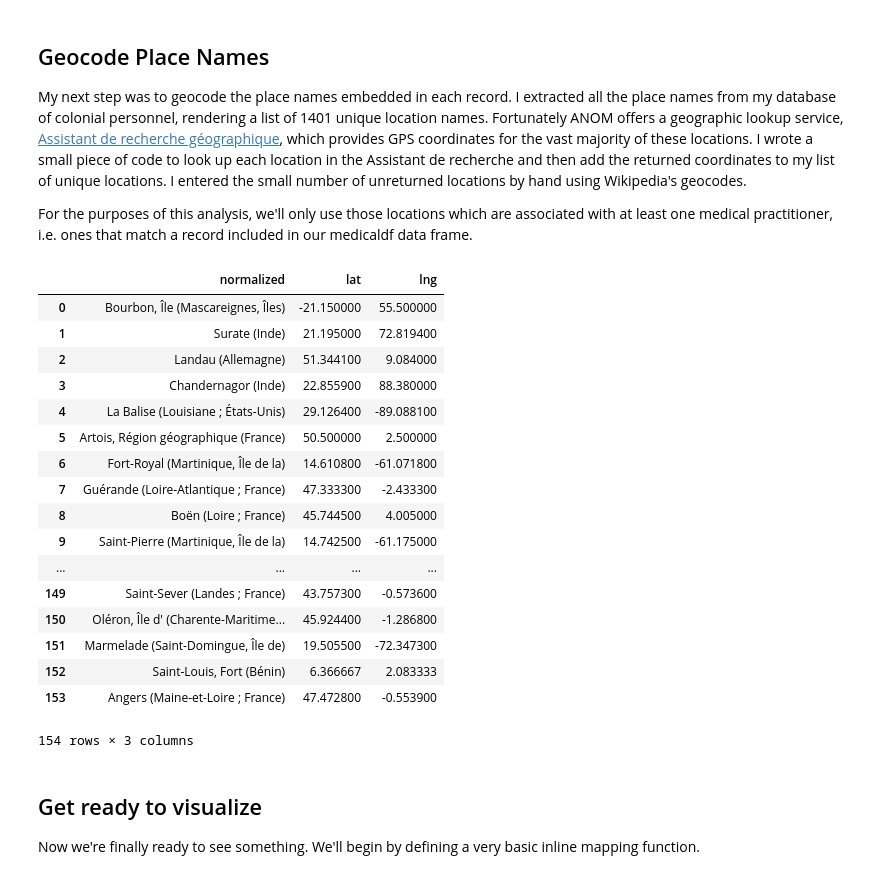
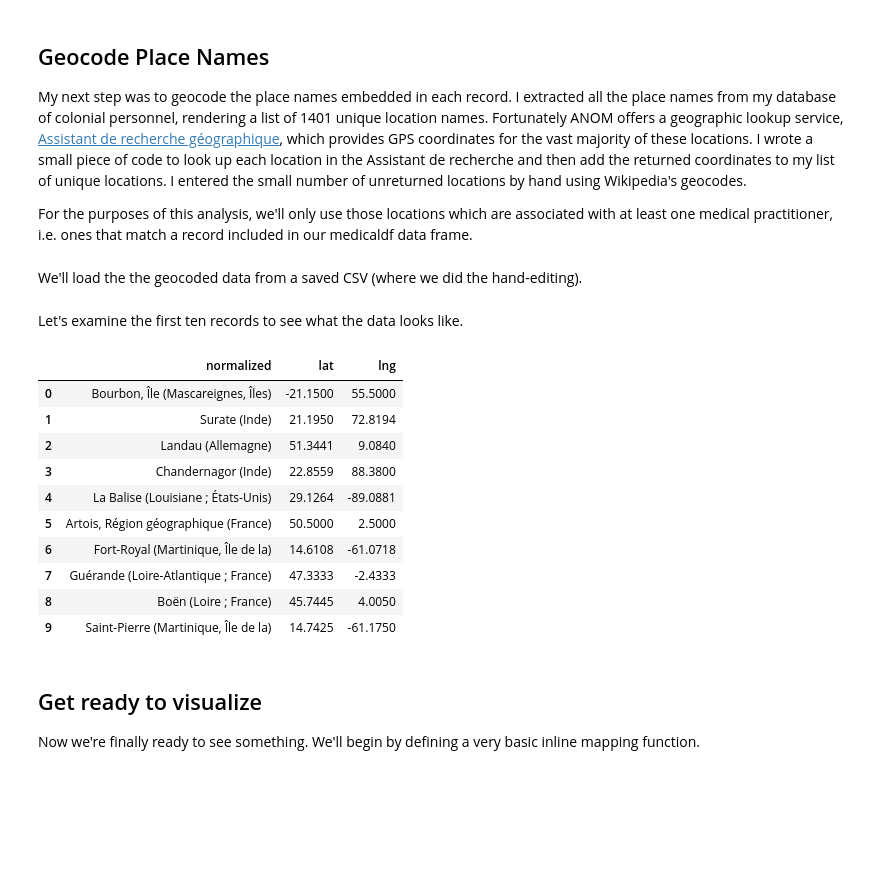
Before and after one commit to stakats/Medical-Mapping, a Jupyter notebook: Medical Agents Locations - WSFH.ipynb, the cells around one changed output. Drawn from its saved outputs; the diff is of its cells as text; code cells hidden in the pictures; blank space fills up the shorter version.

```diff
--- a/Medical Agents Locations - WSFH.ipynb
+++ b/Medical Agents Locations - WSFH.ipynb
@@ -59,29 +54,26 @@ medicaldf
 My next step was to geocode the place names embedded in each record. I extracted all the place names from my database of colonial personnel, rendering a list of 1401 unique location names. Fortunately ANOM offers a geographic lookup service, [Assistant de recherche géographique](http://anom.archivesnationales.culture.gouv.fr/geo.php), which provides GPS coordinates for the vast majority of these locations. I wrote a small piece of code to look up each location in the Assistant de recherche and then add the returned coordinates to my list of unique locations. I entered the small number of unreturned locations by hand using Wikipedia's geocodes.
 
 For the purposes of this analysis, we'll only use those locations which are associated with at least one medical practitioner, i.e. ones that match a record included in our medicaldf data frame.
+# %% [markdown]
+We'll load the the geocoded data from a saved CSV (where we did the hand-editing).
 # %%
 medicalgeocodes = pd.DataFrame.from_csv('/Users/stakats/Downloads/anommedicalgeocoded-edited.csv')
+# %% [markdown]
+Let's examine the first ten records to see what the data looks like.
 # %%
-medicalgeocodes
+medicalgeocodes.head(10)
 # %% [output]
 |  | normalized | lat | lng |
-| 0 | Bourbon, Île (Mascareignes, Îles) | -21.150000 | 55.500000 |
-| 1 | Surate (Inde) | 21.195000 | 72.819400 |
-| 2 | Landau (Allemagne) | 51.344100 | 9.084000 |
-| 3 | Chandernagor (Inde) | 22.855900 | 88.380000 |
-| 4 | La Balise (Louisiane ; États-Unis) | 29.126400 | -89.088100 |
-| 5 | Artois, Région géographique (France) | 50.500000 | 2.500000 |
-| 6 | Fort-Royal (Martinique, Île de la) | 14.610800 | -61.071800 |
-| 7 | Guérande (Loire-Atlantique ; France) | 47.333300 | -2.433300 |
-| 8 | Boën (Loire ; France) | 45.744500 | 4.005000 |
-| 9 | Saint-Pierre (Martinique, Île de la) | 14.742500 | -61.175000 |
-| ... | ... | ... | ... |
-| 149 | Saint-Sever (Landes ; France) | 43.757300 | -0.573600 |
-| 150 | Oléron, Île d' (Charente-Maritime... | 45.924400 | -1.286800 |
-| 151 | Marmelade (Saint-Domingue, Île de) | 19.505500 | -72.347300 |
-| 152 | Saint-Louis, Fort (Bénin) | 6.366667 | 2.083333 |
-| 153 | Angers (Maine-et-Loire ; France) | 47.472800 | -0.553900 |
+| 0 | Bourbon, Île (Mascareignes, Îles) | -21.1500 | 55.5000 |
+| 1 | Surate (Inde) | 21.1950 | 72.8194 |
+| 2 | Landau (Allemagne) | 51.3441 | 9.0840 |
+| 3 | Chandernagor (Inde) | 22.8559 | 88.3800 |
+| 4 | La Balise (Louisiane ; États-Unis) | 29.1264 | -89.0881 |
+| 5 | Artois, Région géographique (France) | 50.5000 | 2.5000 |
+| 6 | Fort-Royal (Martinique, Île de la) | 14.6108 | -61.0718 |
+| 7 | Guérande (Loire-Atlantique ; France) | 47.3333 | -2.4333 |
+| 8 | Boën (Loire ; France) | 45.7445 | 4.0050 |
+| 9 | Saint-Pierre (Martinique, Île de la) | 14.7425 | -61.1750 |
-154 rows × 3 columns
 # %% [markdown]
 ## Get ready to visualize ##
 Now we're finally ready to see something. We'll begin by defining a very basic inline mapping function.
```
Also changed, not shown: parts of 2 cells of this notebook, 19 other files.
